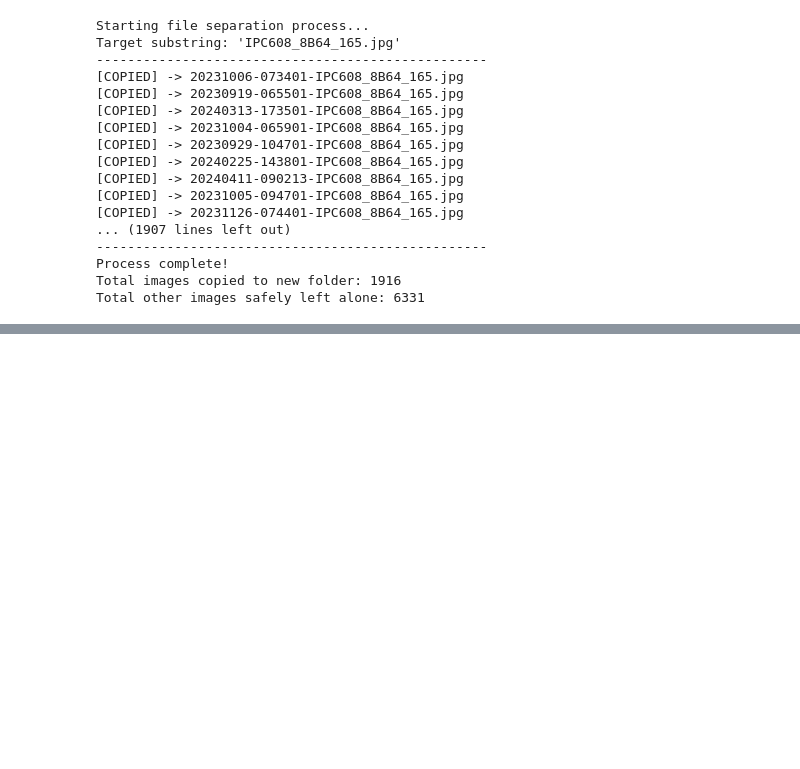
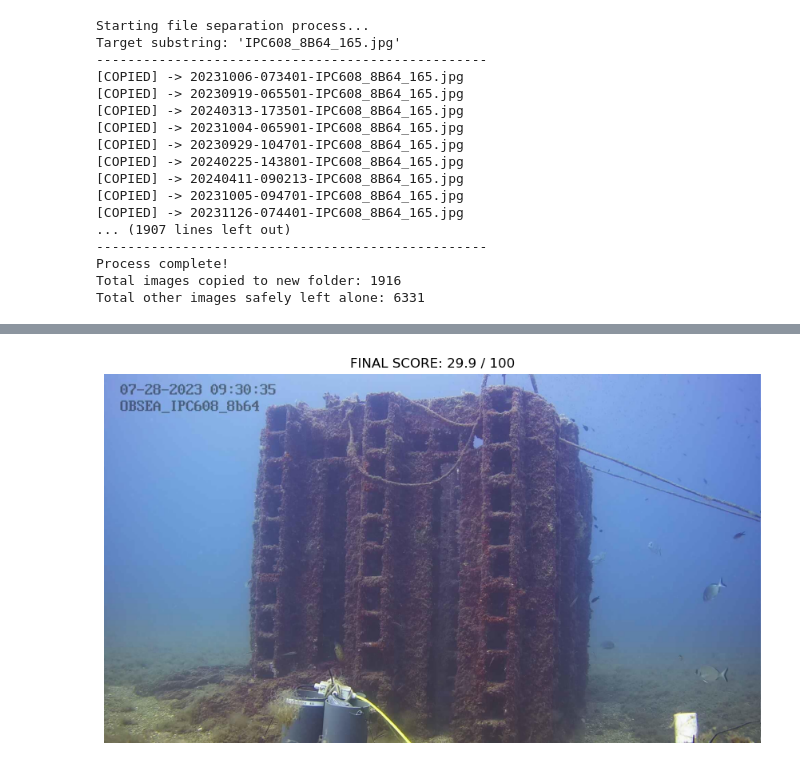
Before and after one commit to VukIG/famnit_hackathon2026, a Jupyter notebook: model/main.ipynb, the cells around one changed output, grey strips where cells are left out. Cells and saved outputs as stored; diff of their text form; code cells hidden in the pictures; blank space fills up the shorter version.

```diff
--- a/model/main.ipynb
+++ b/model/main.ipynb
@@ -178,12 +160,14 @@ print("Upload process completed!")
 import matplotlib.pyplot as plt
 import cv2
 from skimage import measure, feature, color, io
-import PIL
+from PIL import Image
 
-def show_img(imgarr,label):
+def show_img(path,label):
+   img_local = Image.open(path)
+   img_arr = np.array(img_local)
    # Show preview
    plt.figure(figsize=(12,6))
-   plt.imshow(imgarr, cmap="gray");
+   plt.imshow(img_arr, cmap="gray");
    plt.title(label)
    plt.axis('off')
    plt.show()
@@ -348,0 +576,5 @@ Breakdown:
+# %%
+img_path = "/home/momir19/famnit_hackathon2026/model/copied_images/20230730-083036-IPC608_8B64_165.jpg"
+score = get_invisible_score(img_path)
+
+print(f"Turbidity/Invisibility Score: {score} / 100")
@@ -348,0 +831,77 @@ Breakdown:
+# %%
+import os
+import torch
+import open_clip
+from PIL import Image
+
+# 1. Force CPU and Initialize the base Open-CLIP Architecture
+device = "cpu"
+print(f"🖥️ Loading model on device: {device.upper()}")
+
+model, _, preprocess = open_clip.create_model_and_transforms('ViT-B-32', pretrained='laion2b_s34b_b79k', device=device)
+tokenizer = open_clip.get_tokenizer('ViT-B-32')
+
+# 2. Inject your fine-tuned weights file
+weights_path = "custom_underwater_openclip.pt"
+
+if os.path.exists(weights_path):
+    model.load_state_dict(torch.load(weights_path, map_location=device))
+    print(f"🎯 Successfully loaded custom fine-tuned weights from: {weights_path}")
+else:
+    print(f"⚠️ Warning: {weights_path} not found! Using standard pretrained weights instead.")
+
+# 3. CRITICAL: Switch the model to Evaluation Mode
+# This turns off dropout layers so your scoring is deterministic and consistent
+model.eval()
+
+# 4. Tokenize your anchor phrases
+labels = [
+    "a clear underwater photo with sharp details",
+    "a blurry, murky, completely invisible underwater photo"
+]
+text_input = tokenizer(labels).to(device)
+
+
+# 5. Define the scoring function
+def get_fine_tuned_invisible_score(image_path):
+    """
+    Computes your custom turbidity score (0-100) using the fine-tuned model.
+    """
+    if not os.path.exists(image_path):
+        print(f"❌ File not found: {image_path}")
+        return None
+
+    try:
+        # Load and preprocess image
+        image = Image.open(image_path).convert("RGB")
+        image_input = preprocess(image).unsqueeze(0).to(device)
+
+        # Calculate features without tracking gradients (faster inference)
+        with torch.no_grad():
+            image_features = model.encode_image(image_input)
+            text_features = model.encode_text(text_input)
+
+            # Normalize embeddings
+            image_features /= image_features.norm(dim=-1, keepdim=True)
+            text_features /= text_features.norm(dim=-1, keepdim=True)
+
+            # Compute scaled cosine similarity matching the training pipeline setup
+            logit_scale = model.logit_scale.exp()
+            similarity = (logit_scale * image_features @ text_features.T).softmax(dim=-1)
+
+            probs = similarity.numpy()[0]
+
+        # Map back to your custom 0-100 invisibility metric
+        invisible_score = float(probs[1] * 100)
+        return round(invisible_score, 2)
+
+    except Exception as e:
+        print(f"❌ Scoring Pipeline Failure: {e}")
+        return None
+
+# ─── RUN SCORING TEST ───
+img_path = "/home/momir19/famnit_hackathon2026/model/copied_images/20230728-093036-IPC608_8B64_165.jpg"
+score = get_fine_tuned_invisible_score(img_path)
+
+show_img(img_path, f"FINAL SCORE: {score} / 100" )
+# %% [output]
@@ -348,0 +910 @@ Breakdown:
+[figure, added]
```
Also changed, not shown: parts of 15 cells of this notebook, 3 other files.
